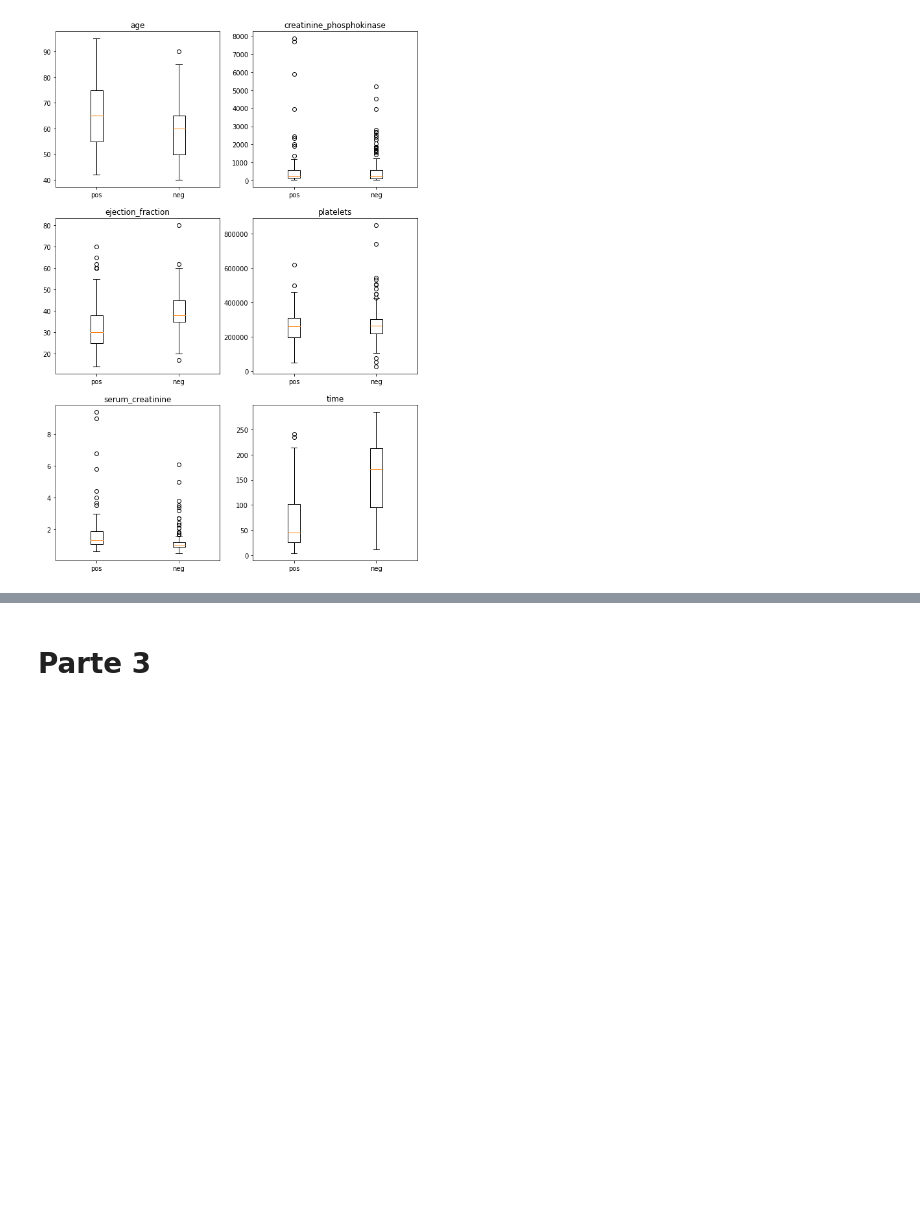
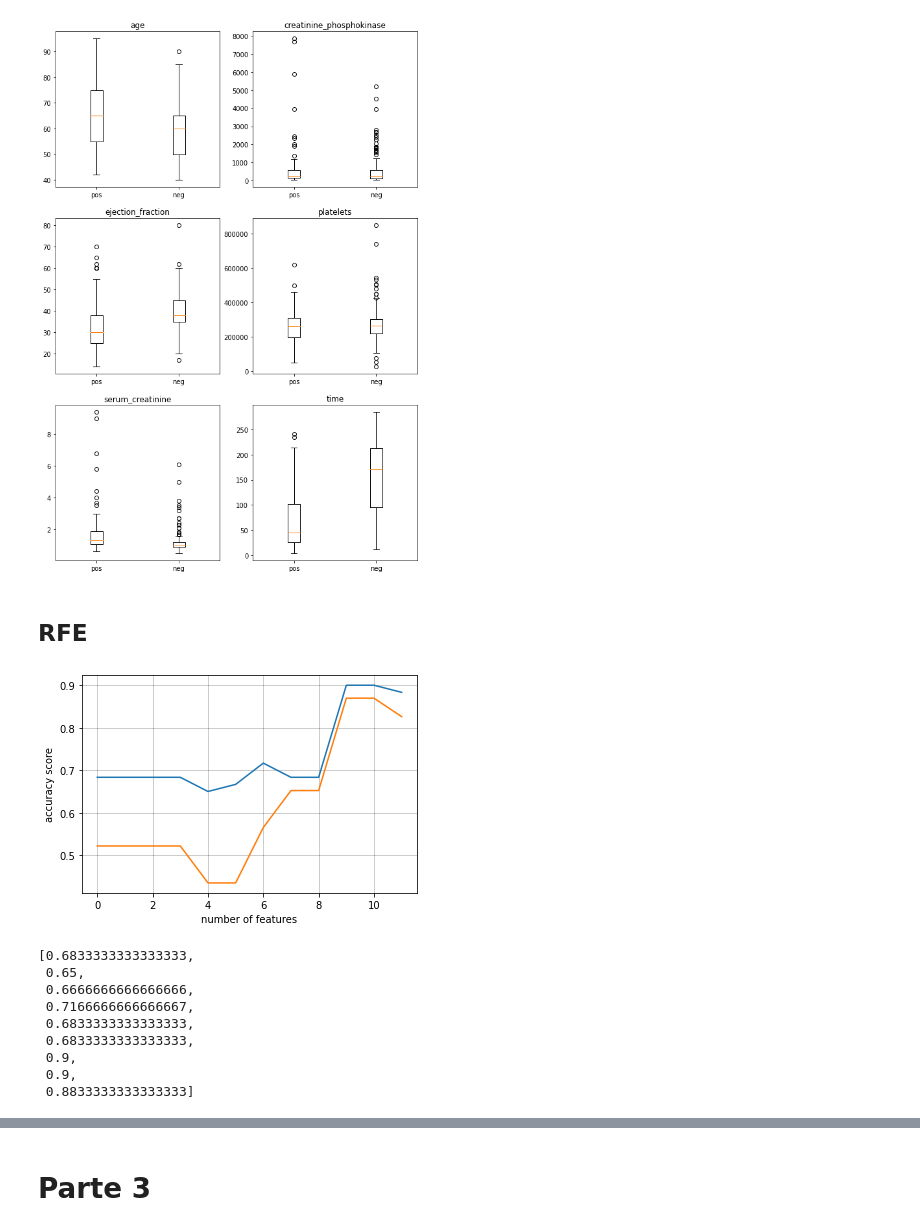
Before and after one commit to rdambrosioz/aa_2021, a Jupyter notebook: aa_tareaFinal_costanzo_dambrosio.ipynb, the cells around one changed output, grey strips where cells are left out. Saved outputs shown, nothing was run; the diff lists cells and outputs as text; code cells hidden in the pictures; blank space fills up the shorter version.

```diff
--- a/aa_tareaFinal_costanzo_dambrosio.ipynb
+++ b/aa_tareaFinal_costanzo_dambrosio.ipynb
@@ -462,3 +467,40 @@ Creating an ndarray from ragged nested sequences (which is a list-or-tuple of li
 
 Creating an ndarray from ragged nested sequences (which is a list-or-tuple of lists-or-tuples-or ndarrays with different lengths or shapes) is deprecated. If you meant to do this, you must specify 'dt ...
 [figure]
+# %% [markdown]
+## RFE
+# %%
+acu = []
+rec= []
+
+model = LogisticRegression(class_weight='balanced', max_iter=500, solver='liblinear', penalty='l2')
+
+for i in range(3, n_features):
+
+  rfe = RFE(model,n_features_to_select=i)
+  pipe = Pipeline([('rfe', rfe)])
+  pipe.fit(X_train, Y_train)
+  new_Y_pewd = pipe.predict_proba(X_test)
+  Y_pred = [0 if p>umbral_prob else 1 for p in new_Y_pewd[:,0]]
+  res = get_scores(Y_pred, new_Y_pewd, Y_test,False)
+  acu += [res[0]]
+  rec += [res[1]]
+
+plt.plot([acu[0]]*3+acu)
+plt.plot([rec[0]]*3+rec)
+plt.xlabel('number of features')
+plt.ylabel('accuracy score')
+plt.grid(color='k', linestyle='-', linewidth=0.5, alpha=0.4)
+plt.show()
+acu
+# %% [output]
+[figure, added]
+[0.6833333333333333,
+ 0.65,
+ 0.6666666666666666,
+ 0.7166666666666667,
+ 0.6833333333333333,
+ 0.6833333333333333,
+ 0.9,
+ 0.9,
+ 0.8833333333333333]
```
Also changed, not shown: parts of 51 cells of this notebook.
